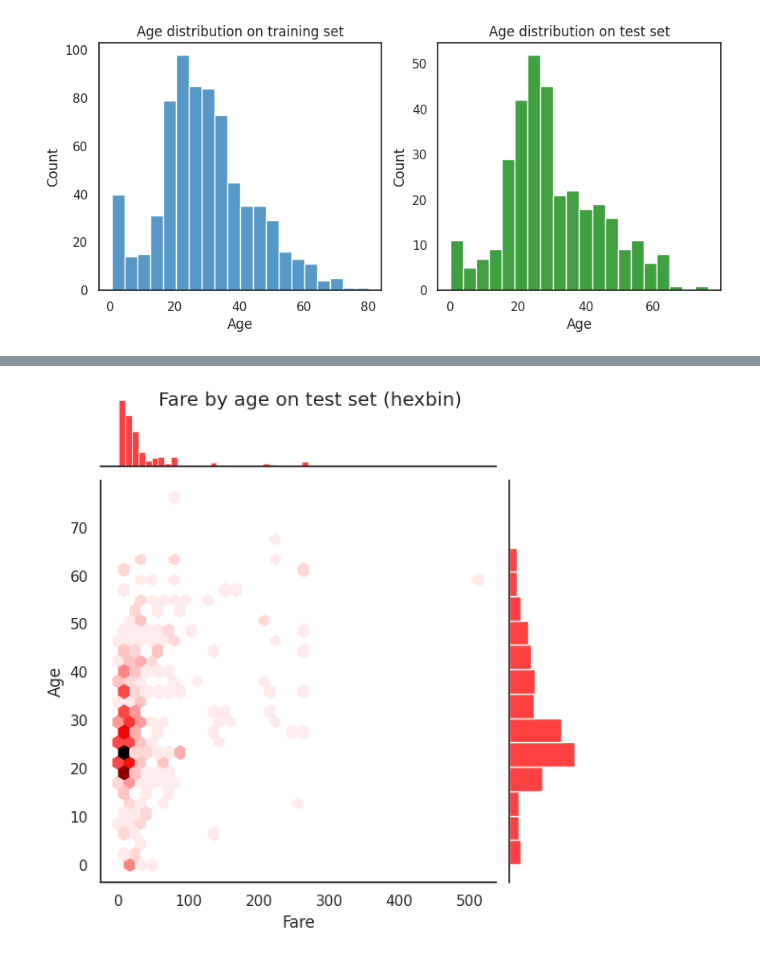
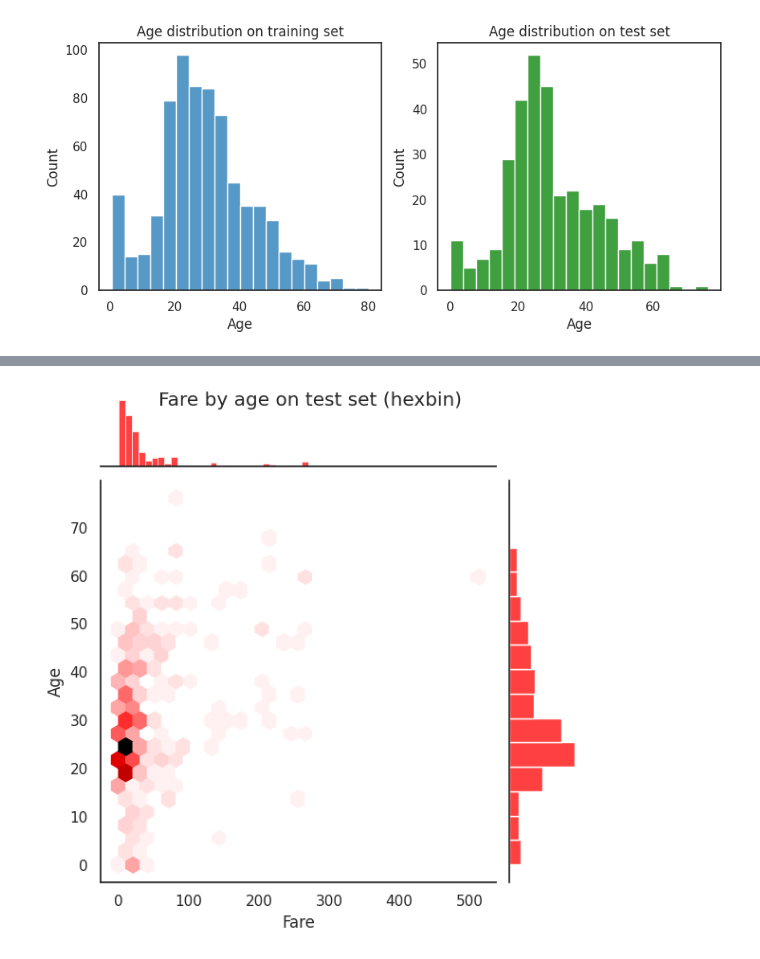
Before and after one commit to Xornotor/Titanic-Kaggle, a Jupyter notebook: TitanicEDA.ipynb, the cells around one changed output, grey strips where cells are left out. Saved outputs shown, nothing was run; the diff lists cells and outputs as text; code cells hidden in the pictures.

```diff
--- a/TitanicEDA.ipynb
+++ b/TitanicEDA.ipynb
@@ -131,6 +141,7 @@ plt.show()
 # %%
-sns.jointplot(df_test_filtered, x='Fare', y='Age', kind='hex', color='red')
+sns.jointplot(df_test_filtered, x='Fare', y='Age', kind='hex', color='red',
+              joint_kws={'gridsize': 25})
 plt.suptitle('Fare by age on test set (hexbin)')
 plt.show()
 # %% [output]
-[figure, old version]
+[figure, new version]
```
Also changed, not shown: parts of 11 cells of this notebook.
